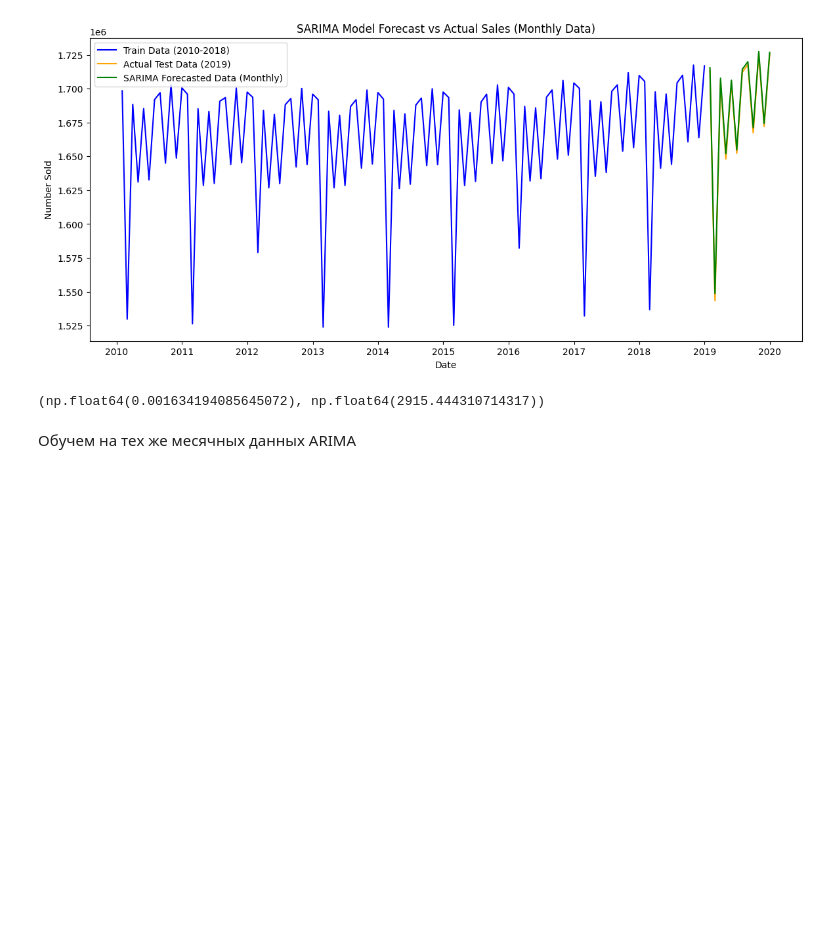
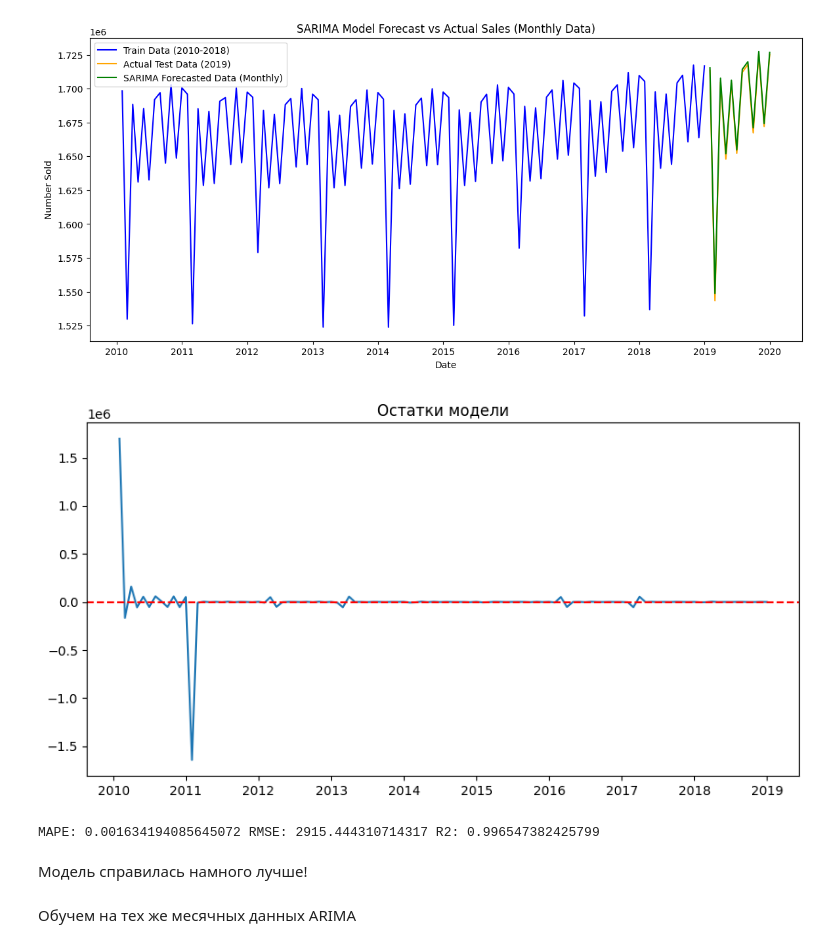
Before and after one commit to MinakovMax/Arima_Sarima, a Jupyter notebook: sarima.ipynb, the cells around one changed output. Saved outputs shown, nothing was run; the diff lists cells and outputs as text; code cells hidden in the pictures; blank space fills up the shorter version.

Commit message:
add residuals

```diff
--- a/sarima.ipynb
+++ b/sarima.ipynb
@@ -193,9 +193,23 @@ plt.legend()
 plt.show()
 # %% [output]
 [figure]
+# %%
+import matplotlib.pyplot as plt
+
+# Получаем остатки
+residuals = sarima_fit_monthly.resid
+
+# График остатков
+plt.figure(figsize=(10, 5))
+plt.plot(residuals)
+plt.title('Остатки модели')
+plt.axhline(y=0, color='r', linestyle='--')
+plt.show()
+# %% [output]
+[figure, added]
 # %%
 import numpy as np
-from sklearn.metrics import mean_absolute_percentage_error, mean_squared_error
+from sklearn.metrics import mean_absolute_percentage_error, mean_squared_error, r2_score
 
 # Generate forecast for the test period
 forecast = sarima_fit_monthly.get_forecast(steps=len(test_monthly_sales))
@@ -204,10 +218,13 @@ forecast_values = forecast.predicted_mean
 # Calculate MAPE and RMSE
 mape = mean_absolute_percentage_error(test_monthly_sales, forecast_values)
 rmse = np.sqrt(mean_squared_error(test_monthly_sales, forecast_values))
+r2 = r2_score(test_monthly_sales, forecast_values)
 
-mape, rmse
+print(f'MAPE: {mape} RMSE: {rmse} R2: {r2}')
 # %% [output]
-(np.float64(0.001634194085645072), np.float64(2915.444310714317))
+MAPE: 0.001634194085645072 RMSE: 2915.444310714317 R2: 0.996547382425799
+# %% [markdown]
+Модель справилась намного лучше!
 # %% [markdown]
 Обучем на тех же месячных данных ARIMA
 # %%
```
Also changed, not shown: parts of 5 cells of this notebook.
